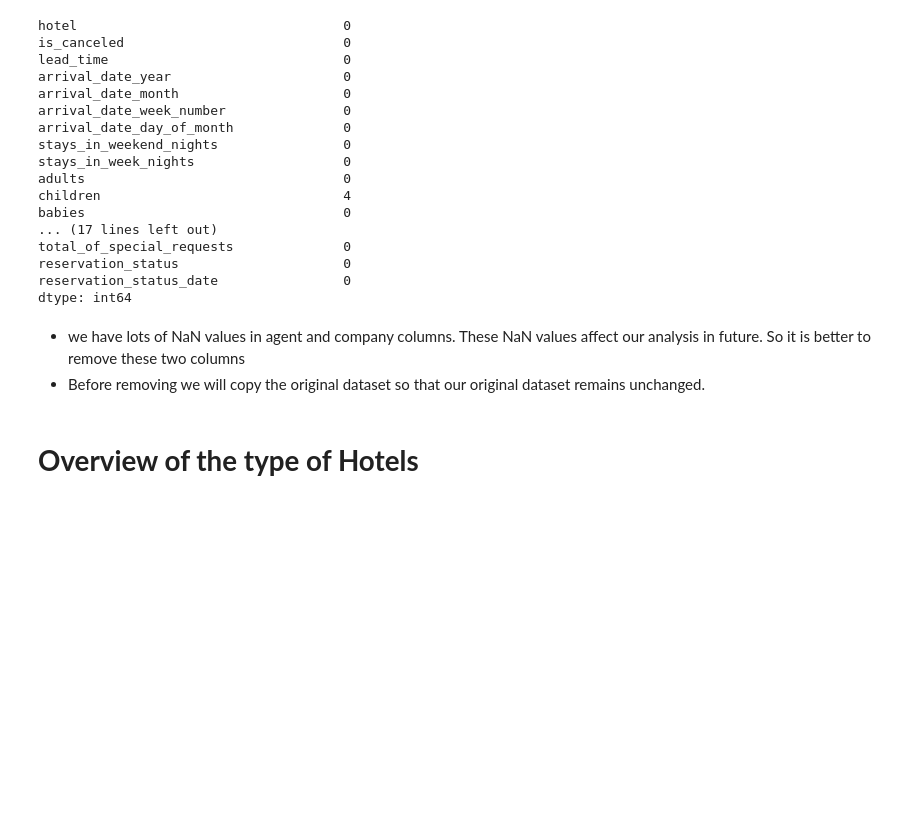
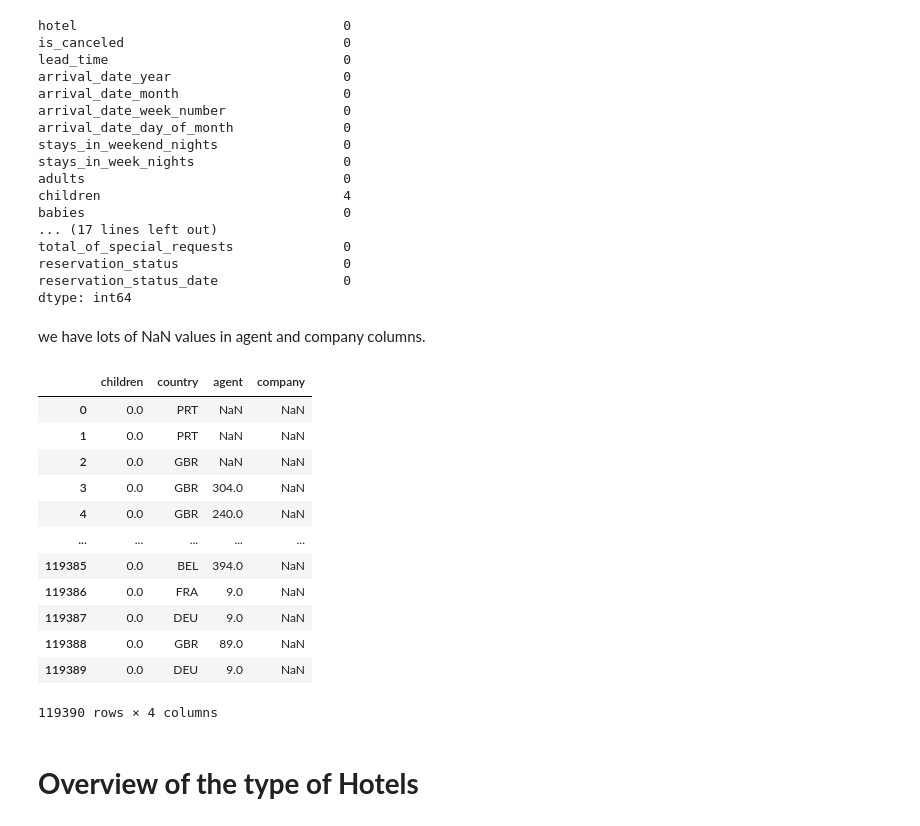
Before and after one commit to amitkumar8486/EDA-Hotel-Booking-Analysis, a Jupyter notebook: EDA_Hotel_Booking_Analysis.ipynb, the cells around one changed output. Cells and saved outputs as stored; diff of their text form; code cells hidden in the pictures; blank space fills up the shorter version.

```diff
--- a/EDA_Hotel_Booking_Analysis.ipynb
+++ b/EDA_Hotel_Booking_Analysis.ipynb
@@ -72,9 +118,24 @@ total_of_special_requests              0
 reservation_status                     0
 reservation_status_date                0
 dtype: int64
-# %% [markdown]
-* we have lots of NaN values in agent and company columns. These NaN values affect our analysis in future. So it is better to remove these two columns
-* Before removing we will copy the original dataset so that our original dataset remains unchanged.
+# %% [markdown]
+we have lots of NaN values in agent and company columns.
+# %%
+df[['children','country','agent','company']]
+# %% [output]
+|  | children | country | agent | company |
+| 0 | 0.0 | PRT | NaN | NaN |
+| 1 | 0.0 | PRT | NaN | NaN |
+| 2 | 0.0 | GBR | NaN | NaN |
+| 3 | 0.0 | GBR | 304.0 | NaN |
+| 4 | 0.0 | GBR | 240.0 | NaN |
+| ... | ... | ... | ... | ... |
+| 119385 | 0.0 | BEL | 394.0 | NaN |
+| 119386 | 0.0 | FRA | 9.0 | NaN |
+| 119387 | 0.0 | DEU | 9.0 | NaN |
+| 119388 | 0.0 | GBR | 89.0 | NaN |
+| 119389 | 0.0 | DEU | 9.0 | NaN |
+119390 rows × 4 columns
 # %% [markdown]
 # **Overview of the type of Hotels**
 # %%
```
Also changed, not shown: parts of 12 cells of this notebook.
